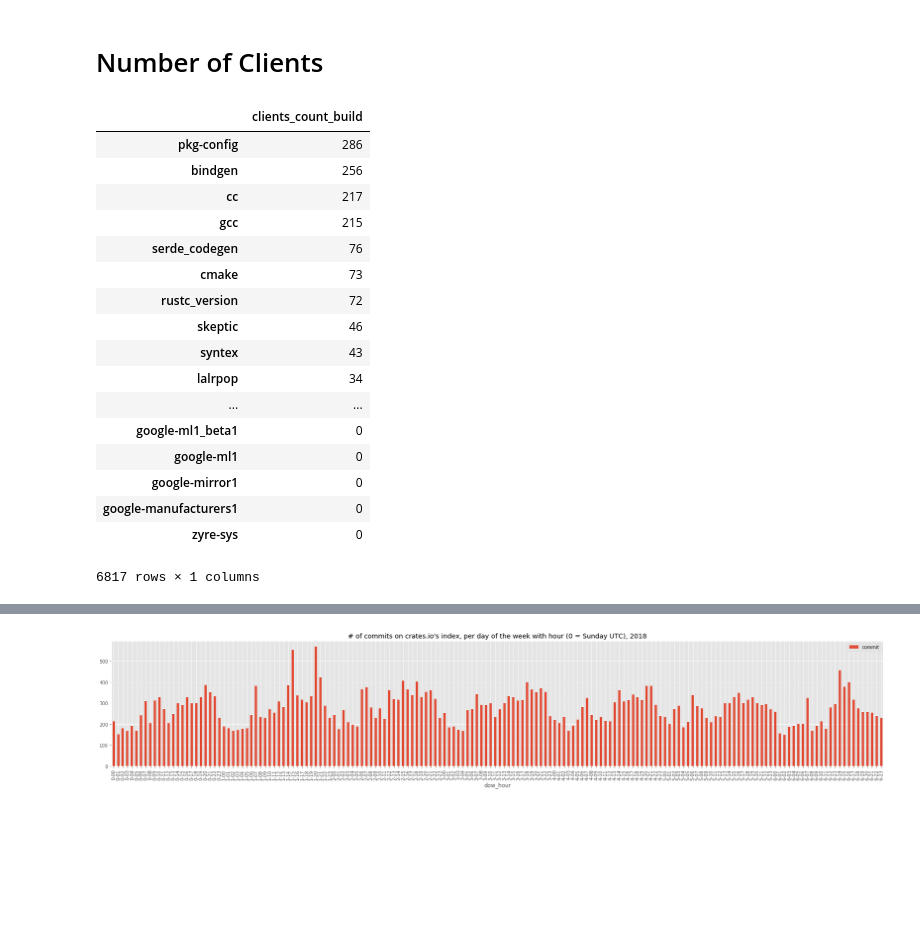
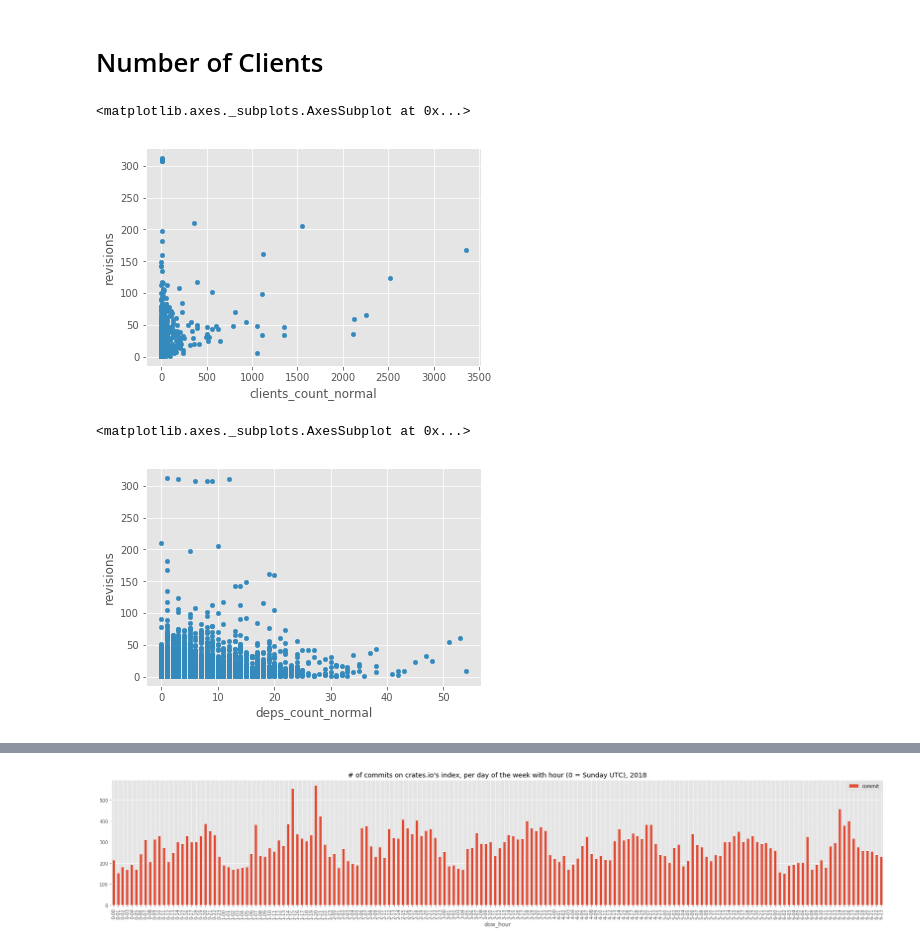
Before and after one commit to kzys/8-p.info, a Jupyter notebook: rustacean-report/crates-io.ipynb, the cells around one changed output, grey strips where cells are left out. Saved outputs shown, nothing was run; the diff lists cells and outputs as text; code cells hidden in the pictures; blank space fills up the shorter version.

```diff
--- a/rustacean-report/crates-io.ipynb
+++ b/rustacean-report/crates-io.ipynb
@@ -58,24 +116,3 @@ ax.figure.savefig('revs-hist.png', dpi = 200)
 reload(rustacean_report)
 df = df.set_index('package')
 df_clients = rustacean_report.collect_clients(df)
-# %%
-df_clients.sort_values('clients_count_build', ascending = False)[['clients_count_build']]
-# %% [output]
-|  | clients_count_build |
-| pkg-config | 286 |
-| bindgen | 256 |
-| cc | 217 |
-| gcc | 215 |
-| serde_codegen | 76 |
-| cmake | 73 |
-| rustc_version | 72 |
-| skeptic | 46 |
-| syntex | 43 |
-| lalrpop | 34 |
-| ... | ... |
-| google-ml1_beta1 | 0 |
-| google-ml1 | 0 |
-| google-mirror1 | 0 |
-| google-manufacturers1 | 0 |
-| zyre-sys | 0 |
-6817 rows × 1 columns
@@ -81,0 +129,12 @@ df_clients.sort_values('clients_count_build', ascending = False)[['clients_count
+# %%
+df_deps_clients = df.join(df_clients)
+# %%
+df_deps_clients[['revisions', 'clients_count_normal']].fillna(0).plot.scatter('clients_count_normal', 'revisions')
+# %% [output]
+<matplotlib.axes._subplots.AxesSubplot at 0x...>
+[figure, added]
+# %%
+df_deps_clients[['revisions', 'deps_count_normal']].fillna(0).plot.scatter('deps_count_normal', 'revisions')
+# %% [output]
+<matplotlib.axes._subplots.AxesSubplot at 0x...>
+[figure, added]
```
Also changed, not shown: parts of 14 cells of this notebook, 4 other files.
